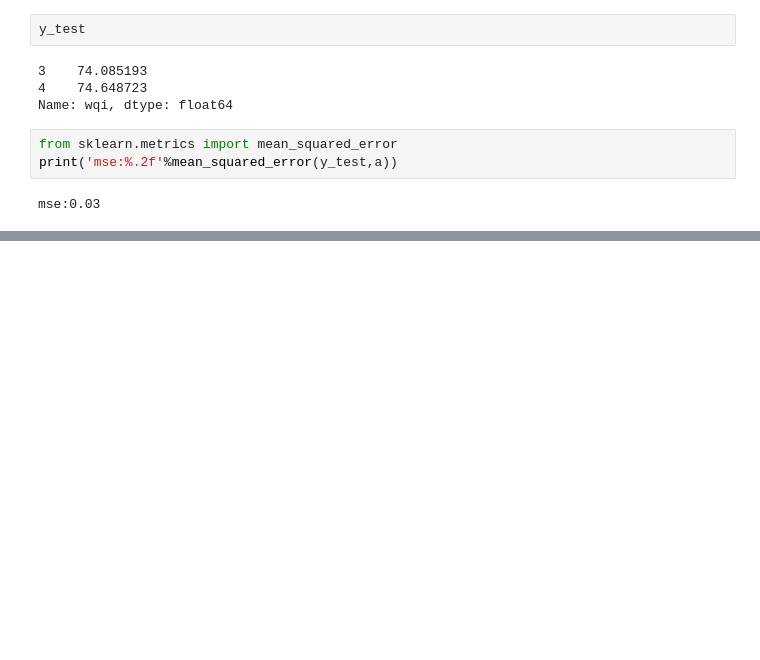
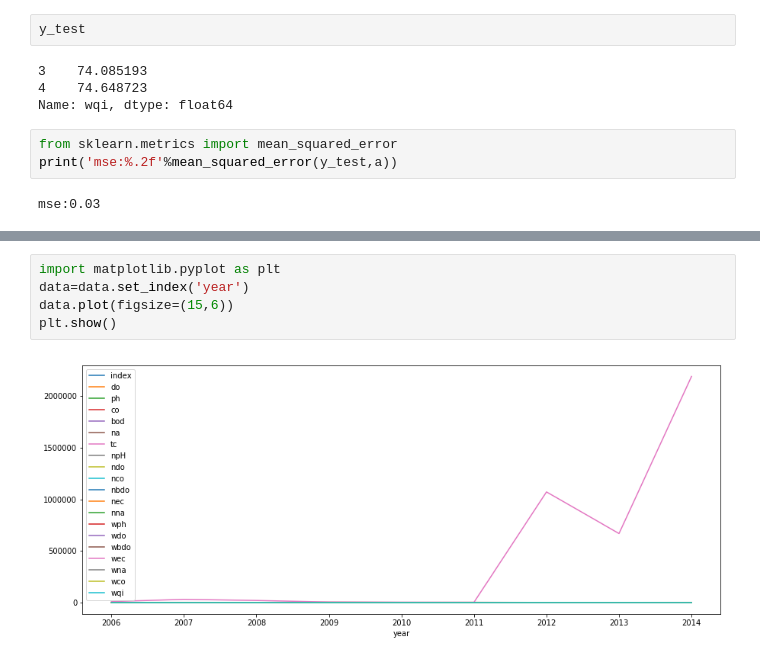
Before and after one commit to katreparitosh/Water-Quality-Analysis, a Jupyter notebook: Code/Water-Quaity-Kernel.ipynb, the cells around one changed output, grey strips where cells are left out. Cells and saved outputs as stored; diff of their text form; blank space fills up the shorter version.

```diff
--- a/Code/Water-Quaity-Kernel.ipynb
+++ b/Code/Water-Quaity-Kernel.ipynb
@@ -326,0 +345,7 @@ mse:0.03
+# %%
+import matplotlib.pyplot as plt
+data=data.set_index('year')
+data.plot(figsize=(15,6))
+plt.show()
+# %% [output]
+[figure, added]
```
Also changed, not shown: parts of 5 cells of this notebook.
